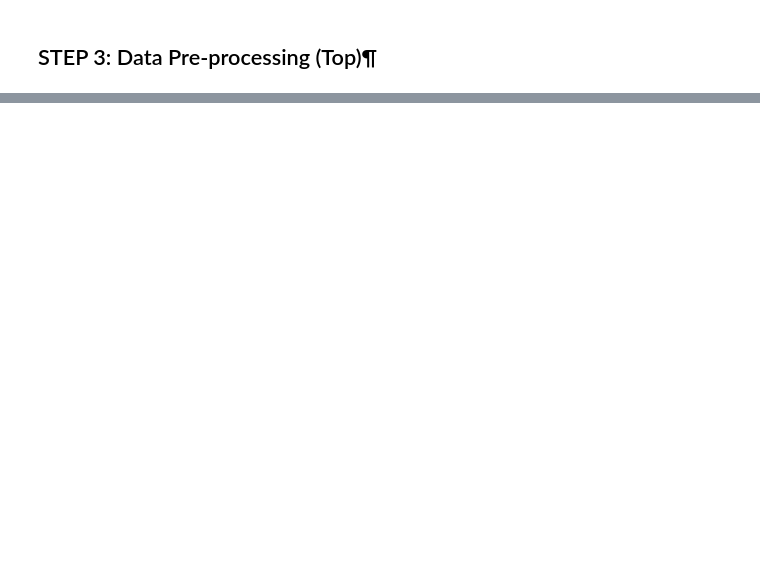
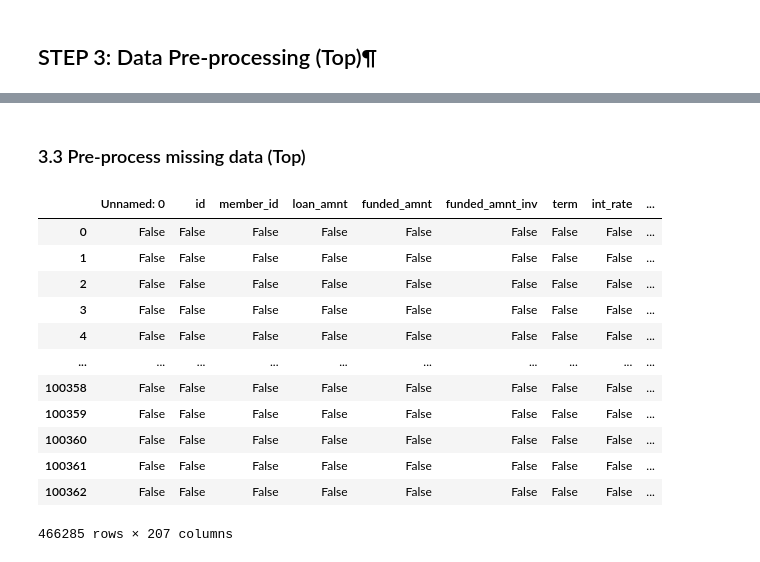
Before and after one commit to ai-portfolio/credit_risk_modeling, a Jupyter notebook: lib/notebooks/1.0_credit_risk_modeling_eda_ng.ipynb, the cells around one changed output, grey strips where cells are left out. Drawn from its saved outputs; the diff is of its cells as text; code cells hidden in the pictures; blank space fills up the shorter version.

```diff
--- a/lib/notebooks/1.0_credit_risk_modeling_eda_ng.ipynb
+++ b/lib/notebooks/1.0_credit_risk_modeling_eda_ng.ipynb
@@ -180,0 +408,11 @@ df
+# %%
+# Assume we are now in December 2017
+df['issue_d_date'] = pd.to_datetime(df['issue_d'], format = '%b-%y')
+# Extracts the date and the time from a string variable that is in a given format
+
+df['mths_since_issue_d'] = round(pd.to_numeric((pd.to_datetime('2017-12-01') - df['issue_d_date']) / np.timedelta64(1, 'M')))
+# We calculate the difference between two dates in months, turn it to numeric datatype and round it
+# We save the result in a new variable.
+
+df['mths_since_issue_d'].describe()
+# Shows some descriptive statisics for the values of a column
@@ -180,0 +465,13 @@ df
+# %%
+df_dummies = [pd.get_dummies(df['grade'], prefix = 'grade', prefix_sep = ': '),
+             pd.get_dummies(df['sub_grade'], prefix = 'sub_grade', prefix_sep = ': '),
+             pd.get_dummies(df['home_ownership'], prefix = 'home_ownership', prefix_sep = ': '),
+             pd.get_dummies(df['verification_status'], prefix = 'verification_status', prefix_sep = ': '),
+             pd.get_dummies(df['loan_status'], prefix = 'loan_status', prefix_sep = ': '),
+             pd.get_dummies(df['purpose'], prefix = 'purpose', prefix_sep = ': '),
+             pd.get_dummies(df['addr_state'], prefix = 'addr_state', prefix_sep = ': '),
+             pd.get_dummies(df['initial_list_status'], prefix = 'initial_list_status', prefix_sep = ': ')]
+# %%
+df_dummies = pd.concat(df_dummies, axis = 1)
+# %%
+df = pd.concat([df, df_dummies], axis = 1)
@@ -180,0 +498,18 @@ df
+# %% [markdown]
+### 3.3 Pre-process missing data (Top)
+# %%
+df.isnull()
+# %% [output]
+|  | Unnamed: 0 | id | member_id | loan_amnt | funded_amnt | funded_amnt_inv | term | int_rate | ... |
+| 0 | False | False | False | False | False | False | False | False | ... |
+| 1 | False | False | False | False | False | False | False | False | ... |
+| 2 | False | False | False | False | False | False | False | False | ... |
+| 3 | False | False | False | False | False | False | False | False | ... |
+| 4 | False | False | False | False | False | False | False | False | ... |
+| ... | ... | ... | ... | ... | ... | ... | ... | ... | ... |
+| 100358 | False | False | False | False | False | False | False | False | ... |
+| 100359 | False | False | False | False | False | False | False | False | ... |
+| 100360 | False | False | False | False | False | False | False | False | ... |
+| 100361 | False | False | False | False | False | False | False | False | ... |
+| 100362 | False | False | False | False | False | False | False | False | ... |
+466285 rows × 207 columns
```
Also changed, not shown: parts of 85 cells of this notebook, 4 other files.
